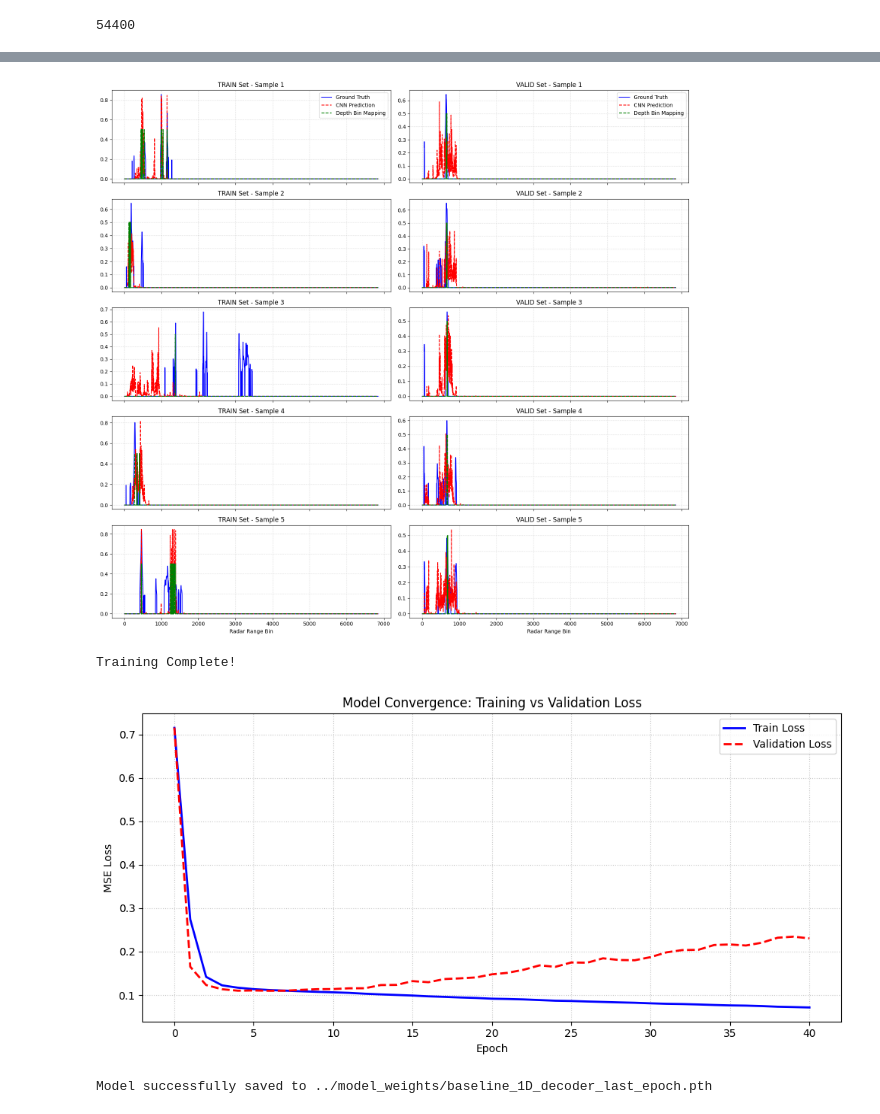
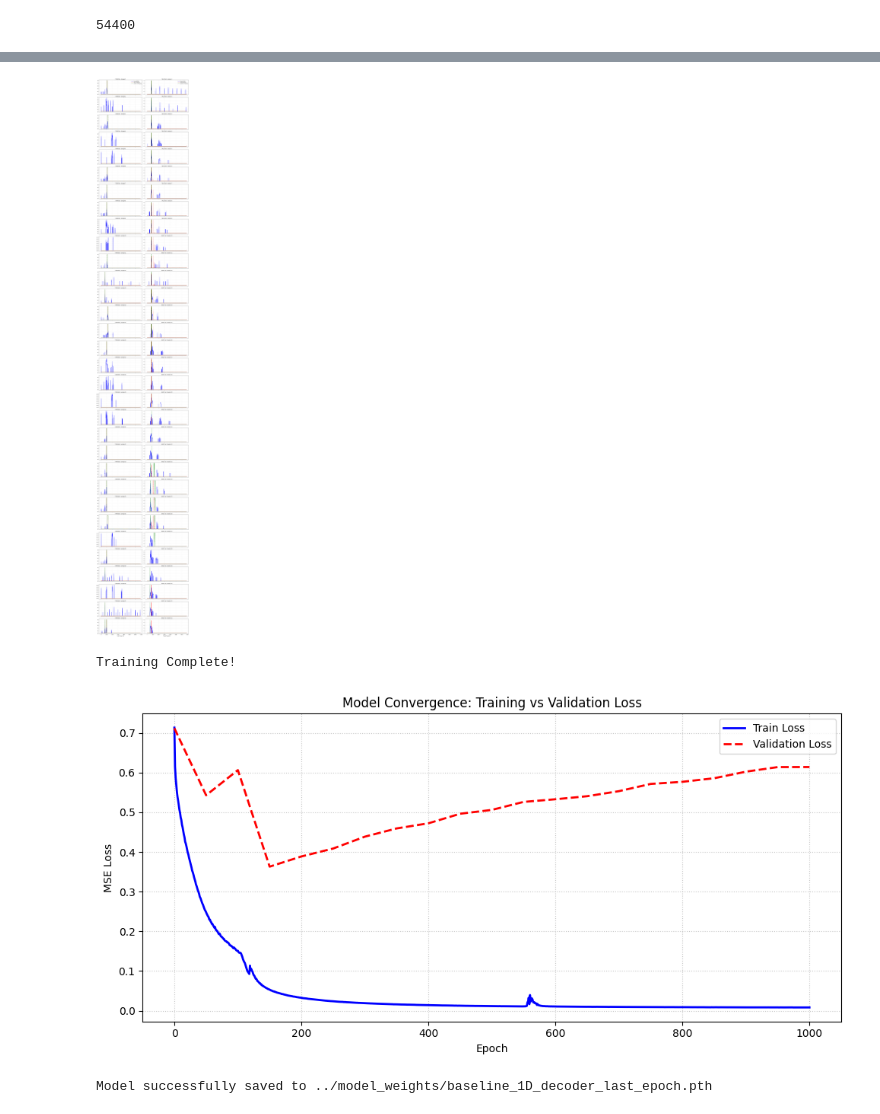
Before and after one commit to utiasASRL/boreas_vtr_wrapper, a Jupyter notebook: model_dev/notebooks/baseline_1D_decoder.ipynb, the cells around one changed output, grey strips where cells are left out. Cells and saved outputs as stored; diff of their text form; code cells hidden in the pictures.

```diff
--- a/model_dev/notebooks/baseline_1D_decoder.ipynb
+++ b/model_dev/notebooks/baseline_1D_decoder.ipynb
@@ -280,14 +290,15 @@ class CoVisibilityLoss(nn.Module):
 # %%
 import torch
 
-def depth_to_waveform(nonzero_depths, resolution=0.04381, bins=6848):
-    waveform = torch.zeros(bins, dtype=torch.float32, device=nonzero_depths.device)
+def depth_to_waveform(nonzero_depths, resolution=0.04381, bins=6848, window_size=25, sigma=3):
+    device = nonzero_depths.device
+    waveform = torch.zeros(bins, dtype=torch.float32, device=device)
 
     if nonzero_depths.numel() == 0:
         return waveform
 
     # Divide by resolution, round to the nearest whole number, and subtract 1
-    indices = torch.round(nonzero_depths / resolution).long() - 1
+    indices = torch.round(nonzero_depths / resolution).long()
 
     # Filter out out-of-bounds indices
     # (including depths < 0.5 * resolution which would become index -1)
@@ -295,7 +306,13 @@ def depth_to_waveform(nonzero_depths, resolution=0.04381, bins=6848):
     valid_indices = indices[valid_mask]
     # print(valid_indices)
 
-    # Assign 0.5 to the valid bins
-    waveform[valid_indices] = 0.5
+    waveform[valid_indices] = 1.0
 
-    return waveform
+    # Smooth with Gaussian Kernel
+    waveform_view = waveform.view(1, 1, -1)
+    kernel = get_gaussian_kernel(window_size, sigma, device)
+    pad = window_size // 2
+    smoothed_waveform = F.conv1d(waveform_view, kernel, padding=pad)
+    smoothed_waveform = torch.clamp(smoothed_waveform, max=1.0)
+
+    return smoothed_waveform.view(-1)
@@ -420,6 +466,7 @@ with torch.no_grad():
 # 3. Move the data off the GPU and convert to NumPy
 preds_np = final_preds.cpu().numpy()
 labels_np = overfit_labels.cpu().numpy()
+lidar_np = lidar_waveforms.cpu().numpy()
 
 # 4. Set up a Matplotlib figure to plot 3 different examples from the batch
 num_examples = 5
@@ -429,7 +476,8 @@ for i in range(num_examples):
     ax = axes[i]
 
     # Plot Ground Truth in Blue
-    ax.plot(labels_np[i], label="Ground Truth", color='blue', linewidth=2)
+    # ax.plot(labels_np[i], label="Ground Truth", color='blue', linewidth=2)
+    ax.plot(lidar_np[i], label="Ground Truth", color='blue', linewidth=2)
 
     # Plot Prediction in Red (Dashed so you can see the blue underneath)
     ax.plot(preds_np[i], label="CNN Prediction", color='red', linestyle='--', linewidth=2)
@@ -465,12 +513,16 @@ import numpy as np
 azimuths_per_frame = 400
 total_frames = len(dataset) // azimuths_per_frame
 
-train_frames = int(0.70 * total_frames)
-valid_frames = int(0.15 * total_frames)
+# train_frames = int(0.70 * total_frames)
+# valid_frames = int(0.15 * total_frames)
+train_frames = int(1)
+valid_frames = int(1)
 test_frames = total_frames - train_frames - valid_frames
 
-train_end_idx = train_frames * azimuths_per_frame
-valid_end_idx = train_end_idx + (valid_frames * azimuths_per_frame)
+# train_end_idx = train_frames * azimuths_per_frame
+# valid_end_idx = train_end_idx + (valid_frames * azimuths_per_frame)
+train_end_idx = 32
+valid_end_idx = train_end_idx + 32
 
 train_dataset = Subset(dataset, range(0, train_end_idx))
 valid_dataset = Subset(dataset, range(train_end_idx, valid_end_idx))
@@ -492,13 +544,13 @@ device = torch.device("cuda" if torch.cuda.is_available() else "cpu")
 torch.manual_seed(1000)  # put seed BEFORE model creation
 model = RadarTranslatorCNN(output_bins=num_radar_bins).to(device)
 
-optimizer = optim.Adam(model.parameters(), lr=1e-4)
+optimizer = optim.Adam(model.parameters(), lr=1e-3)
 # criterion = PeakWeightedShapeLoss()
-criterion = CoVisibilityLoss(window_size=7, negative_ratio=10).to(device)
+criterion = CoVisibilityLoss(window_size=7, negative_ratio=5).to(device)
 
-num_epochs = 40
-plot_every_n_epochs = 1
-samples_to_plot = 5
+num_epochs = 1000
+plot_every_n_epochs = 50
+samples_to_plot = 32
 
 history_train_loss = []
 history_valid_loss = []
@@ -702,6 +754,6 @@ Epoch [40/40] | Train Loss: 0.07141 | Valid Loss: 0.23051
-[figure, old version]
+[figure, new version]
 Training Complete!
-[figure, old version]
+[figure, new version]
 # %%
 # ==========================================
 # SAVE THE CURRENT MODEL
```
Also changed, not shown: parts of 10 cells of this notebook.
